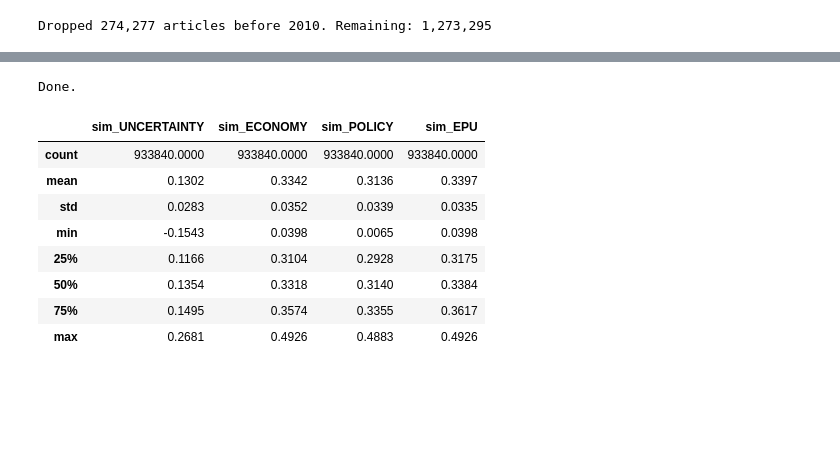
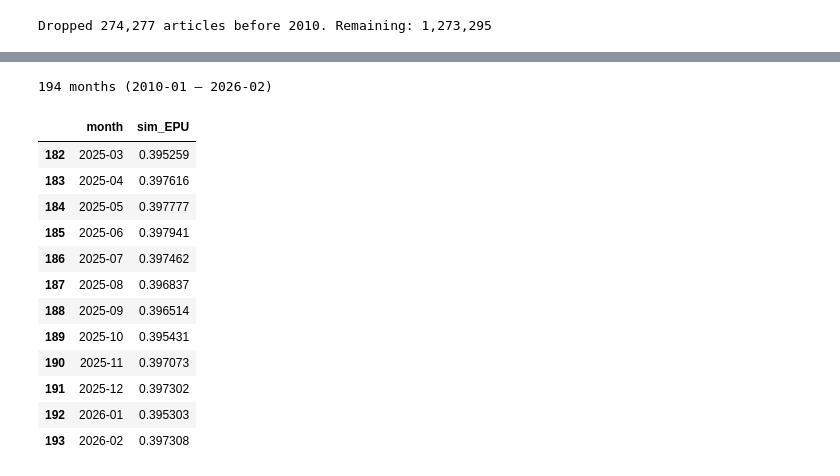
Before and after one commit to Swkratis210204/TextDataInEconomics, a Jupyter notebook: phase1/phase1.ipynb, the cells around one changed output, grey strips where cells are left out. Drawn from its saved outputs; the diff is of its cells as text; code cells hidden in the pictures; blank space fills up the shorter version.

```diff
--- a/phase1/phase1.ipynb
+++ b/phase1/phase1.ipynb
@@ -508,0 +573,20 @@ POLICY         : ref vector built from 17 keywords
+# %%
+from tqdm.notebook import tqdm
+
+cats = list(ref_vectors.keys())
+n = len(df_epu)
+sim_matrix = np.zeros((n, len(cats)), dtype=np.float32)
+
+for i, text in enumerate(tqdm(df_epu["content"], desc="Scoring")):
+    vec = doc_vector(str(text), ft)
+    for j, cat in enumerate(cats):
+        sim_matrix[i, j] = cosine_sim(vec, ref_vectors[cat])
+
+for j, cat in enumerate(cats):
+    df_epu[f"sim_{cat}"] = sim_matrix[:, j]
+
+# All three must score high (BBD spirit: requires all categories)
+df_epu["sim_EPU"] = sim_matrix.min(axis=1)
+
+print("Done.")
+df_epu[[f"sim_{cat}" for cat in cats] + ["sim_EPU"]].describe().round(4)
@@ -509,32 +604,23 @@ POLICY         : ref vector built from 17 keywords
 # %%
-# Score each article in df_epu: cosine similarity vs each category reference vector
-from tqdm.notebook import tqdm
+sim_cols = [f"sim_{cat}" for cat in cats] + ["sim_EPU"]
+df_epu["month"] = pd.to_datetime(df_epu["date"], format="%m/%d/%Y").dt.to_period("M")
+monthly = df_epu.groupby("month")[sim_cols].mean().reset_index()
+monthly["month_dt"] = monthly["month"].dt.to_timestamp()
 
-cats = list(ref_vectors.keys())
-n = len(df_epu)
-sim_matrix = np.zeros((n, len(cats)), dtype=np.float32)
-
-for i, text in enumerate(tqdm(df_epu["content"], desc="Embedding articles")):
-    vec = doc_vector(str(text), ft)
-    for j, cat in enumerate(cats):
-        sim_matrix[i, j] = cosine_sim(vec, ref_vectors[cat])
-
-for j, cat in enumerate(cats):
-    df_epu[f"sim_{cat}"] = sim_matrix[:, j]
-
-# EPU score = max similarity across the 3 categories
-df_epu["sim_EPU"] = sim_matrix.max(axis=1)
-
-print("Done.")
-df_epu[[f"sim_{cat}" for cat in cats] + ["sim_EPU"]].describe().round(4)
+print(f"{len(monthly)} months ({monthly['month'].min()} – {monthly['month'].max()})")
+monthly[["month", "sim_EPU"]].tail(12)
 # %% [output]
-Done.
+194 months (2010-01 – 2026-02)
-|  | sim_UNCERTAINTY | sim_ECONOMY | sim_POLICY | sim_EPU |
-| count | 933840.0000 | 933840.0000 | 933840.0000 | 933840.0000 |
-| mean | 0.1302 | 0.3342 | 0.3136 | 0.3397 |
-| std | 0.0283 | 0.0352 | 0.0339 | 0.0335 |
-| min | -0.1543 | 0.0398 | 0.0065 | 0.0398 |
-| 25% | 0.1166 | 0.3104 | 0.2928 | 0.3175 |
-| 50% | 0.1354 | 0.3318 | 0.3140 | 0.3384 |
-| 75% | 0.1495 | 0.3574 | 0.3355 | 0.3617 |
-| max | 0.2681 | 0.4926 | 0.4883 | 0.4926 |
+|  | month | sim_EPU |
+| 182 | 2025-03 | 0.395259 |
+| 183 | 2025-04 | 0.397616 |
+| 184 | 2025-05 | 0.397777 |
+| 185 | 2025-06 | 0.397941 |
+| 186 | 2025-07 | 0.397462 |
+| 187 | 2025-08 | 0.396837 |
+| 188 | 2025-09 | 0.396514 |
+| 189 | 2025-10 | 0.395431 |
+| 190 | 2025-11 | 0.397073 |
+| 191 | 2025-12 | 0.397302 |
+| 192 | 2026-01 | 0.395303 |
+| 193 | 2026-02 | 0.397308 |
```
Also changed, not shown: parts of 48 cells of this notebook, 2 other files.
